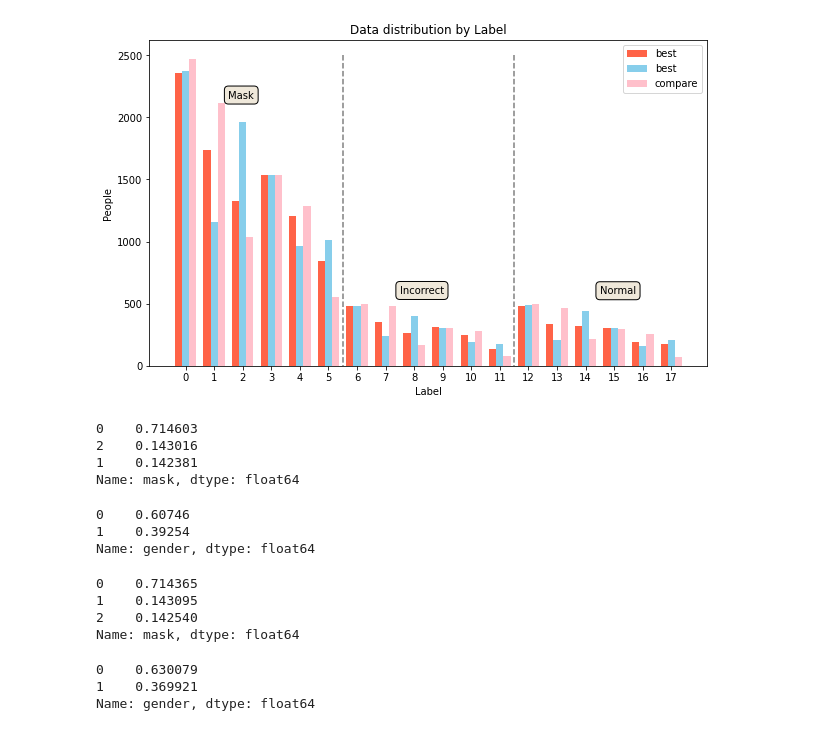
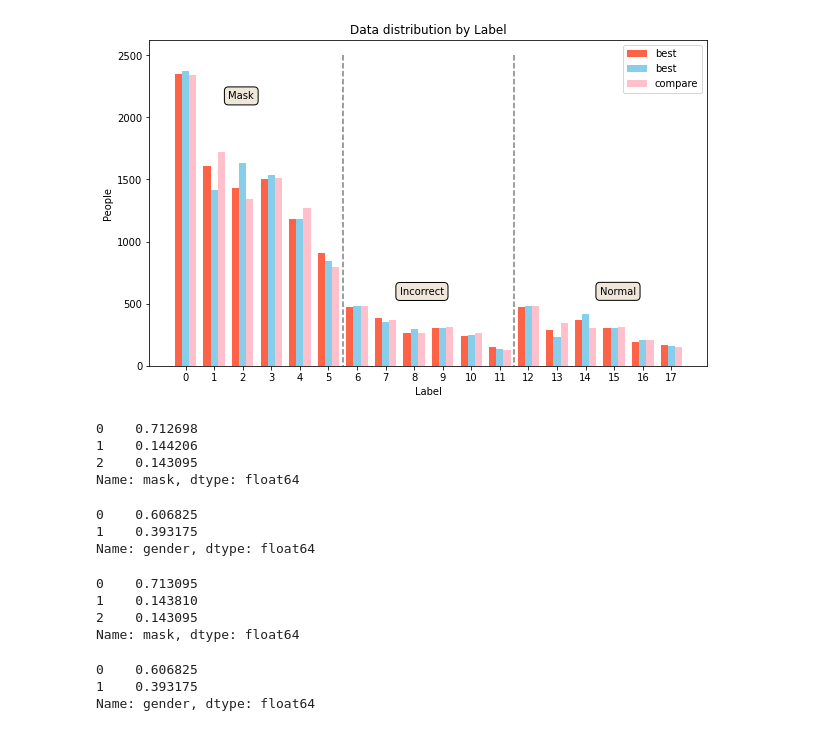
Before and after one commit to boostcampaitech2/image-classification-level1-12, a Jupyter notebook: templates/pro_hun/experiment/model_test.ipynb, the cells around one changed output. Drawn from its saved outputs; the diff is of its cells as text; code cells hidden in the pictures.

```diff
--- a/templates/pro_hun/experiment/model_test.ipynb
+++ b/templates/pro_hun/experiment/model_test.ipynb
@@ -9,49 +9,49 @@ import pandas as pd
 import cv2
 import matplotlib.pyplot as plt
 
-best_1 = pd.read_csv('/opt/ml/image-classification-level1-12/templates/pro_hun/output/sub/sub_2021-09-01_010745_Ensemble.csv')
-best_2 = pd.read_csv('/opt/ml/image-classification-level1-12/templates/pro_hun/output/sub/0825/sub_2021-08-25_092537.csv')
+best_1 = pd.read_csv('/opt/ml/image-classification-level1-12/templates/pro_hun/output/sub/sub_2021-09-02_103055_33ensemble.csv')
+best_2 = pd.read_csv('/opt/ml/image-classification-level1-12/templates/pro_hun/output/sub/sub_2021-09-01_222853_gaussian_3fold.csv')
 compare_path = input('비교하고자하는 결과의 경로를 입력해주세요: ')
 pred_1 = pd.read_csv(compare_path)
 
 plt.figure(figsize=(10, 6))
 
 label_data = best_1['ans'].value_counts().sort_index()
 label_data_2 = best_2['ans'].value_counts().sort_index()
 compare_data = pred_1['ans'].value_counts().sort_index()
 plt.bar(label_data.index-0.25, label_data, color='tomato', width=0.25, label='best')
 plt.bar(label_data_2.index, label_data_2, color='skyblue', width=0.25, label='best')
 plt.bar(compare_data.index+0.25, compare_data, color='pink', width=0.25, label='compare')
 
 # plt.bar(label_data[6:12].index-0.5, label_data[6:12], color='tomato', width=0.5, label='best')
 # plt.bar(label_data[12:].index-0.5, label_data[12:], color='tomato', width=0.5, label='best')
 plt.xticks(label_data.index)
 plt.annotate('Mask', (1.5, label_data.max()-200), fontsize=10, bbox=dict(boxstyle='round', pad=0.4, facecolor='#efe8da', linewidth=1))
 plt.annotate('Incorrect', (7.5, label_data[6:12].max()+100), fontsize=10, bbox=dict(boxstyle='round', pad=0.4, facecolor='#efe8da', linewidth=1))
 plt.annotate('Normal', (14.5, label_data[12:].max()+100), fontsize=10, bbox=dict(boxstyle='round', pad=0.4, facecolor='#efe8da', linewidth=1))
 plt.plot([5.5, 5.5], [2500, 0], linestyle='--', color='gray')
 plt.plot([11.5, 11.5], [2500, 0], linestyle='--', color='gray')
 plt.xlabel('Label')
 plt.ylabel('People')
 plt.title('Data distribution by Label')
 plt.legend()
 plt.show()
 
 show_ratio(best_1)
 show_ratio(pred_1)
 # %% [output]
-[figure, old version]
+[figure, new version]
-0    0.714603
-2    0.143016
-1    0.142381
+0    0.712698
+1    0.144206
+2    0.143095
 Name: mask, dtype: float64
-0    0.60746
-1    0.39254
+0    0.606825
+1    0.393175
 Name: gender, dtype: float64
-0    0.714365
-1    0.143095
-2    0.142540
+0    0.713095
+1    0.143810
+2    0.143095
 Name: mask, dtype: float64
-0    0.630079
-1    0.369921
+0    0.606825
+1    0.393175
 Name: gender, dtype: float64
```
Also changed, not shown: 1 other file.
